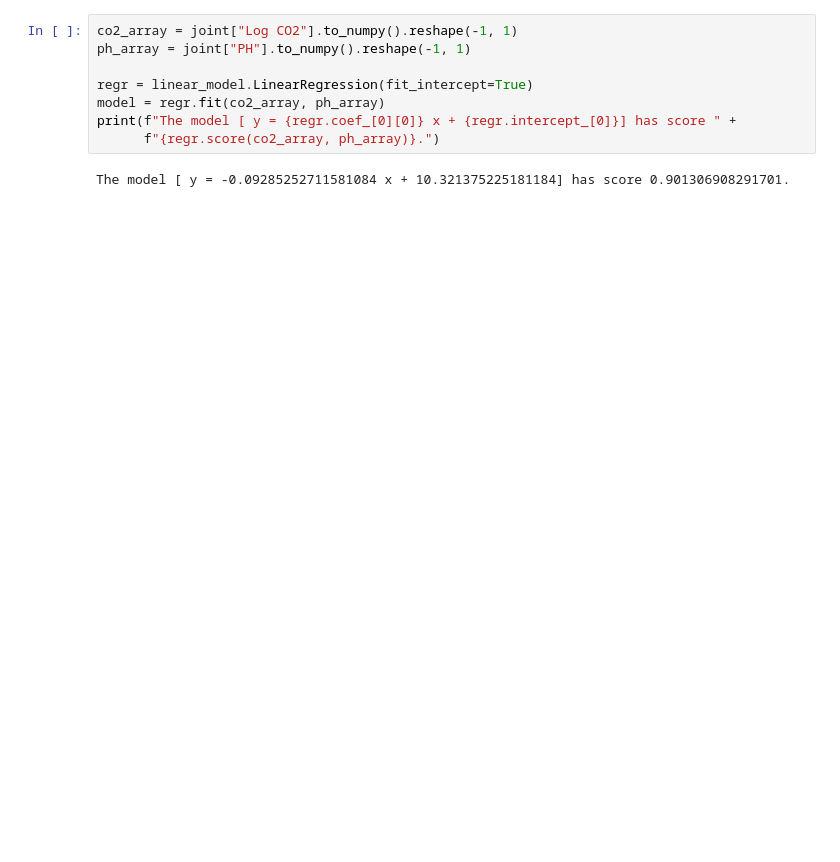
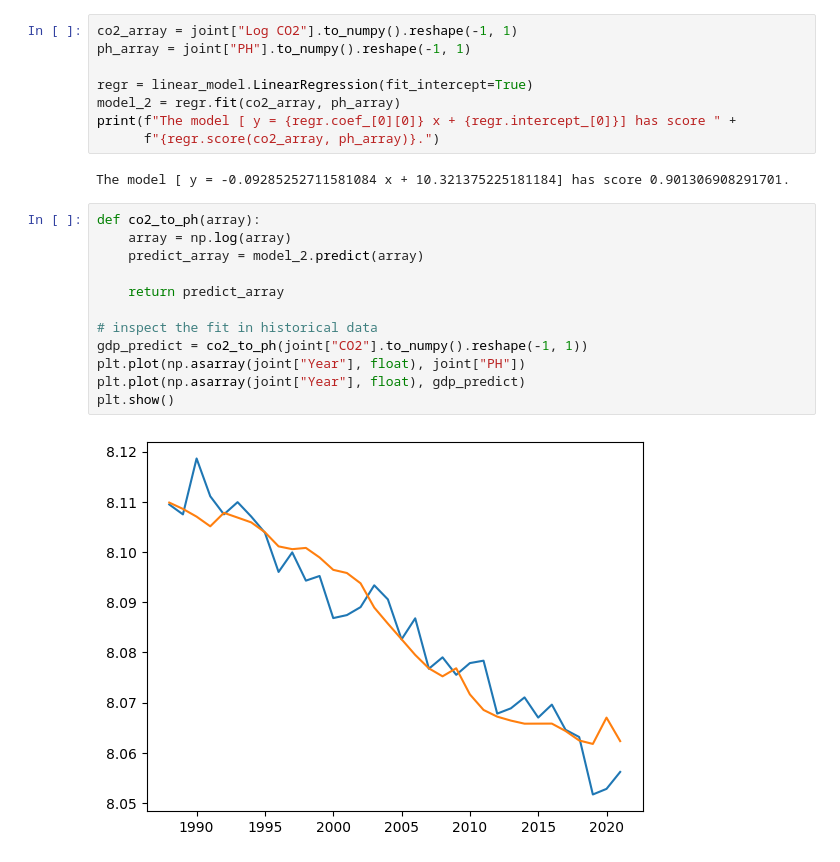
Before and after one commit to MaxCpt/COMP3041, a Jupyter notebook: model/CO2_vs_PH.ipynb, the cells around one changed output. Saved outputs shown, nothing was run; the diff lists cells and outputs as text; blank space fills up the shorter version.

```diff
--- a/model/CO2_vs_PH.ipynb
+++ b/model/CO2_vs_PH.ipynb
@@ -40,8 +40,22 @@ co2_array = joint["Log CO2"].to_numpy().reshape(-1, 1)
 ph_array = joint["PH"].to_numpy().reshape(-1, 1)
 
 regr = linear_model.LinearRegression(fit_intercept=True)
-model = regr.fit(co2_array, ph_array)
+model_2 = regr.fit(co2_array, ph_array)
 print(f"The model [ y = {regr.coef_[0][0]} x + {regr.intercept_[0]}] has score " +
       f"{regr.score(co2_array, ph_array)}.")
 # %% [output]
 The model [ y = -0.09285252711581084 x + 10.321375225181184] has score 0.901306908291701.
+# %%
+def co2_to_ph(array):
+    array = np.log(array)
+    predict_array = model_2.predict(array)
+
+    return predict_array
+
+# inspect the fit in historical data
+gdp_predict = co2_to_ph(joint["CO2"].to_numpy().reshape(-1, 1))
+plt.plot(np.asarray(joint["Year"], float), joint["PH"])
+plt.plot(np.asarray(joint["Year"], float), gdp_predict)
+plt.show()
+# %% [output]
+[figure, added]
```
Also changed, not shown: 5 other files.
